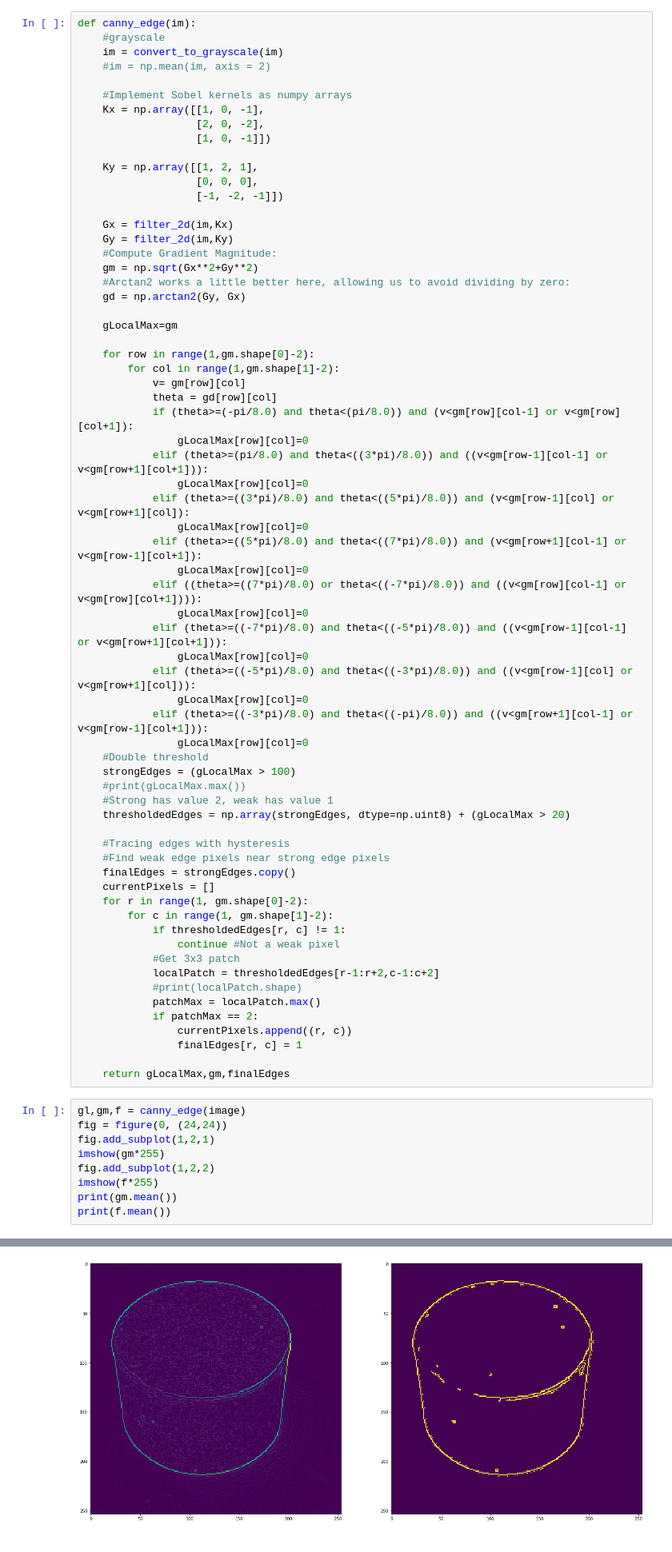
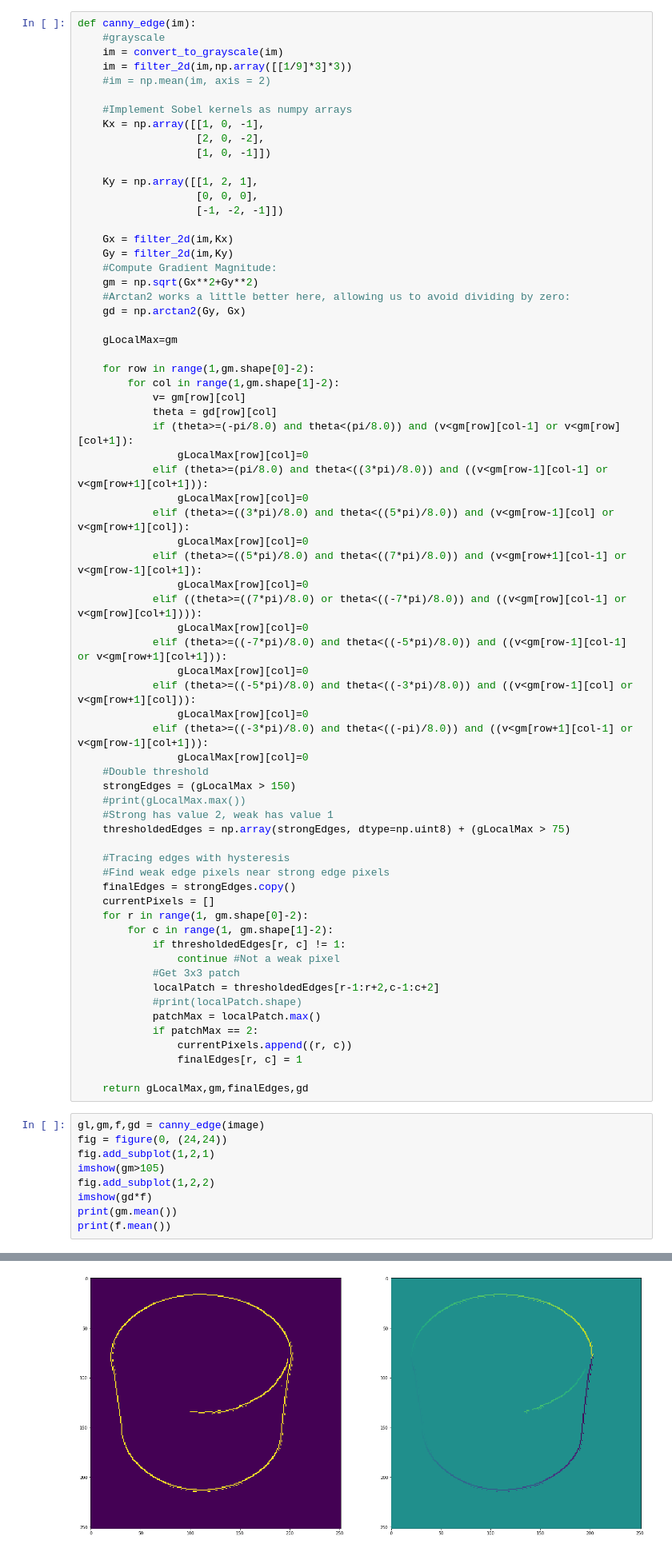
Before and after one commit to Deep419/Computer-Vision, a Jupyter notebook: challenges/the_original_problem/code.ipynb, the cells around one changed output, grey strips where cells are left out. Shown at 80% size. Saved outputs shown, nothing was run; the diff lists cells and outputs as text.

```diff
--- a/challenges/the_original_problem/code.ipynb
+++ b/challenges/the_original_problem/code.ipynb
@@ -196,6 +197,7 @@ from util.image import convert_to_grayscale
 def canny_edge(im):
     #grayscale
     im = convert_to_grayscale(im)
+    im = filter_2d(im,np.array([[1/9]*3]*3))
     #im = np.mean(im, axis = 2)
 
     #Implement Sobel kernels as numpy arrays
@@ -237,10 +239,10 @@ def canny_edge(im):
             elif (theta>=((-3*pi)/8.0) and theta<((-pi)/8.0)) and ((v<gm[row+1][col-1] or v<gm[row-1][col+1])):
                 gLocalMax[row][col]=0
     #Double threshold
-    strongEdges = (gLocalMax > 100)
+    strongEdges = (gLocalMax > 150)
     #print(gLocalMax.max())
     #Strong has value 2, weak has value 1
-    thresholdedEdges = np.array(strongEdges, dtype=np.uint8) + (gLocalMax > 20)
+    thresholdedEdges = np.array(strongEdges, dtype=np.uint8) + (gLocalMax > 75)
 
     #Tracing edges with hysteresis
     #Find weak edge pixels near strong edge pixels
@@ -258,14 +260,14 @@ def canny_edge(im):
                 currentPixels.append((r, c))
                 finalEdges[r, c] = 1
 
-    return gLocalMax,gm,finalEdges
+    return gLocalMax,gm,finalEdges,gd
 # %%
-gl,gm,f = canny_edge(image)
+gl,gm,f,gd = canny_edge(image)
 fig = figure(0, (24,24))
 fig.add_subplot(1,2,1)
-imshow(gm*255)
+imshow(gm>105)
 fig.add_subplot(1,2,2)
-imshow(f*255)
+imshow(gd*f)
 print(gm.mean())
 print(f.mean())
 # %% [output]
@@ -274 +276 @@ print(f.mean())
-[figure, old version]
+[figure, new version]
```
Also changed, not shown: parts of 18 cells of this notebook.
